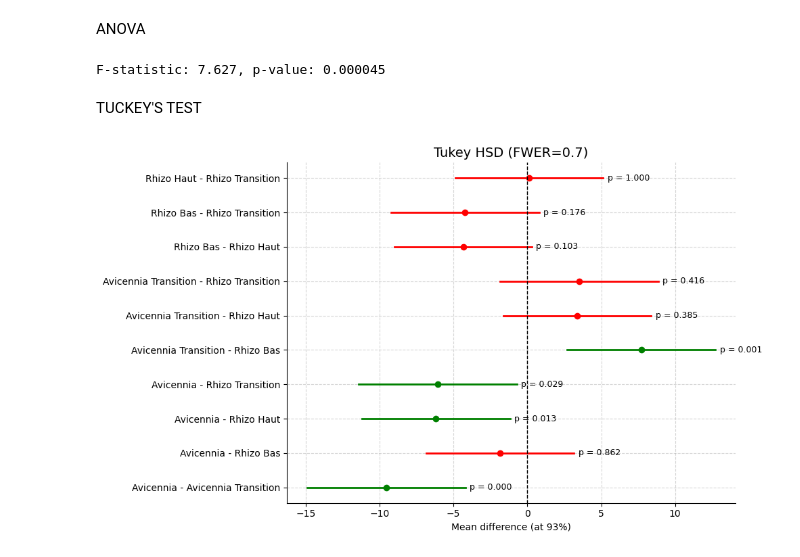
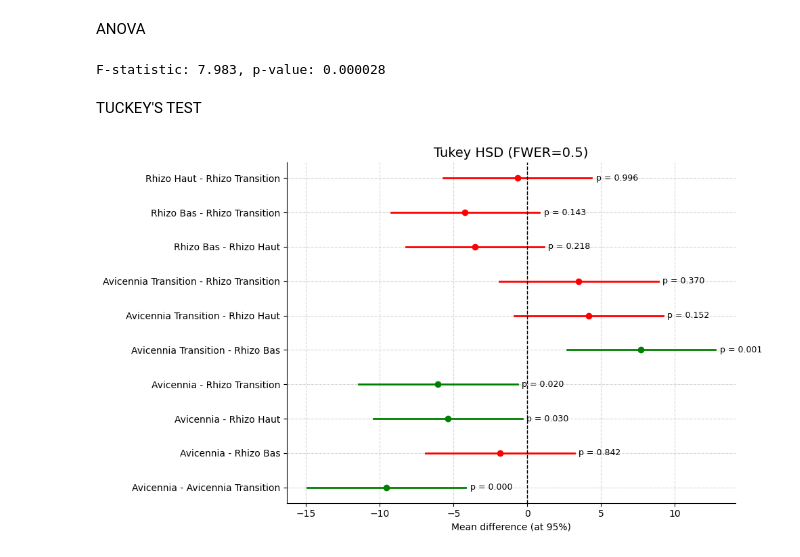
Before and after one commit to arthuserani/BleuAtlantiC_Physics, a Jupyter notebook: SLA/SLA.ipynb, the cells around one changed output. Cells and saved outputs as stored; diff of their text form; code cells hidden in the pictures.

```diff
--- a/SLA/SLA.ipynb
+++ b/SLA/SLA.ipynb
@@ -13,7 +20,7 @@ colors = np.array([(5,142,63),(4,119,59),(3,96,22),(3,68,12),(46,0,20)])/255
 df = pd.read_csv("Data/AVRIL 25 - Complete Data.csv")
 
 #Conversion to float
-str_to_float = ["Masse sèche (g)","Epaisseur (um)","Nombre de disque","Surface (cm2)"]
+str_to_float = ["Masse sèche (g)","Epaisseur (um)","Surface (cm2)"]
 for col in str_to_float:
     df[col] = df[col].str.replace(',', '.').astype(float)
 
@@ -211,7 +215,7 @@ TUKEY'S TEST
 # %%
 df_rhizo = df[df['Station'].isin(['Rhizo Bas', 'Rhizo Haut', 'Rhizo Transition'])]
 
-tukey = pairwise_tukeyhsd(endog=df_rhizo['SLA'], groups=df_rhizo['Station'], alpha=0.07)
+tukey = pairwise_tukeyhsd(endog=df_rhizo['SLA'], groups=df_rhizo['Station'], alpha=0.05)
 data = tukey.summary().data
 tukey_data = pd.DataFrame({
     'group1': [ e[0] for e in data[1:]] ,
@@ -244,8 +248,8 @@ for i, row in tukey_data.iterrows():
 ax_plot.axvline(x=0, color='black', linestyle='--', linewidth=1)
 ax_plot.set_yticks(range(len(tukey_data)))
 ax_plot.set_yticklabels(tukey_data["comparison"])
-ax_plot.set_xlabel("Mean difference (at 93%)")
-ax_plot.set_title("Tukey HSD (FWER=0.07)", fontsize=14)
+ax_plot.set_xlabel("Mean difference (at 95%)")
+ax_plot.set_title("Tukey HSD (FWER=0.05)", fontsize=14)
 ax_plot.spines['right'].set_visible(False)
 ax_plot.spines['top'].set_visible(False)
 ax_plot.grid(True, linestyle='--', alpha=0.5)
@@ -282,11 +286,11 @@ ANOVA
 f_stat_all, p_value_all = stats.f_oneway(RhBas, RhHaut, RhTransi, AvTransi, Av)
 print(f"F-statistic: {f_stat_all:.3f}, p-value: {p_value_all:.6f}")
 # %% [output]
-F-statistic: 7.627, p-value: 0.000045
+F-statistic: 7.983, p-value: 0.000028
 # %% [markdown]
 TUCKEY'S TEST
 # %%
-tukey = pairwise_tukeyhsd(endog=df_plot['SLA'], groups=df_plot['Station'], alpha=0.07)
+tukey = pairwise_tukeyhsd(endog=df_plot['SLA'], groups=df_plot['Station'], alpha=0.05)
 data = tukey.summary().data
 
 tukey_data = pd.DataFrame({
@@ -299,33 +303,33 @@ tukey_data = pd.DataFrame({
     'reject': [e[6] for e in data[1:]],  # conversion string -> bool
 })
 
 # Adding a new column for the comparison
 tukey_data["comparison"] = tukey_data["group1"] + " - " + tukey_data["group2"]
 
 #Plot
 fig = plt.figure(figsize=(10, 6))
 ax = fig.subplots(1, 1)
 
 # Color mapping based on rejection
 colors_reject = tukey_data["reject"].map({True: "green", False: "red"})
 
 
 # Plotting the Tukey HSD results
 for i, row in tukey_data.iterrows():
     ax.plot([row["lower"], row["upper"]], [i, i], color=colors_reject[i], linewidth=2)
     ax.plot(row["meandiff"], i, "o", color=colors_reject[i], markersize=6)
     ax.text(row["upper"] + 0.3, i, f"p = {row['p-adj']:.3f}", va="center", fontsize=9, color="black")
 
 ax.axvline(x=0, color='black', linestyle='--', linewidth=1)
 ax.set_yticks(range(len(tukey_data)), tukey_data["comparison"])
-ax.set_xlabel("Mean difference (at 93%)")
-ax.set_title("Tukey HSD (FWER=0.7)", fontsize=14)
+ax.set_xlabel("Mean difference (at 95%)")
+ax.set_title("Tukey HSD (FWER=0.5)", fontsize=14)
 ax.grid(True, linestyle='--', alpha=0.5)
 ax.spines['right'].set_visible(False)
 ax.spines['top'].set_visible(False)
 
 
 plt.tight_layout()
 # plt.savefig("Plot/Complete_Tukey_HSD.pdf", dpi=500, bbox_inches='tight')
 # %% [output]
-[figure, old version]
+[figure, new version]
```
Also changed, not shown: parts of 17 cells of this notebook, 34 other files.
